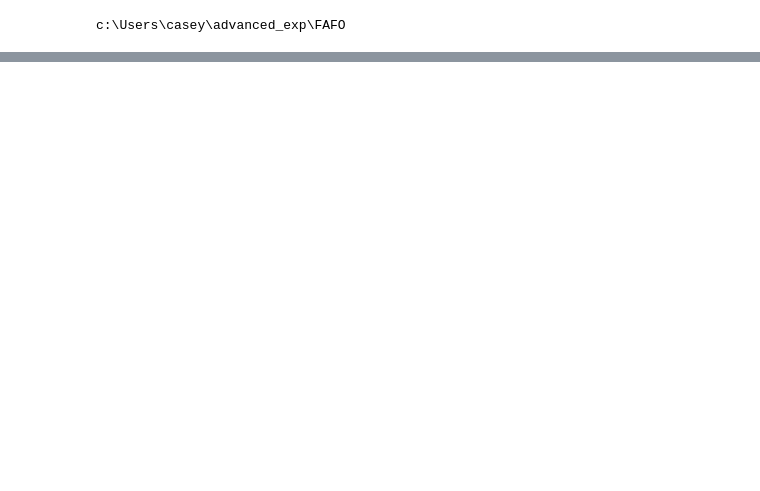
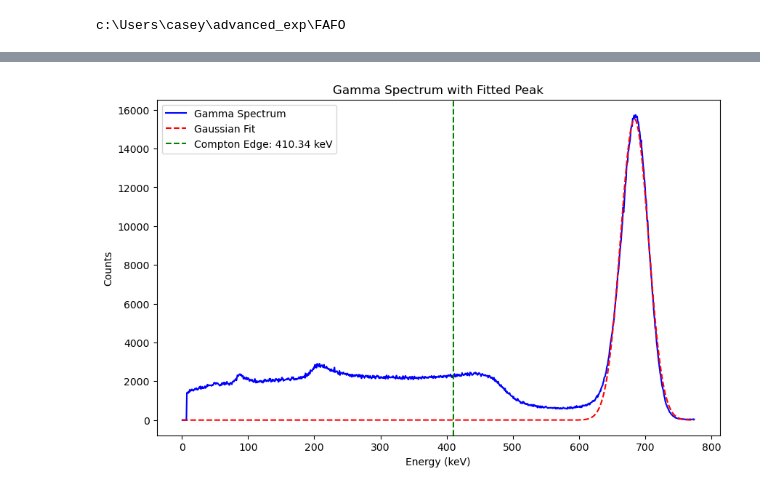
Before and after one commit to Steinburglar/advanced_exp, a Jupyter notebook: FAFO/TestCaseyCompton.ipynb, the cells around one changed output, grey strips where cells are left out. Drawn from its saved outputs; the diff is of its cells as text; code cells hidden in the pictures; blank space fills up the shorter version.

Commit message:
Photopeak and compton edge???

```diff
--- a/FAFO/TestCaseyCompton.ipynb
+++ b/FAFO/TestCaseyCompton.ipynb
@@ -70,0 +77,42 @@ Name: Energy (keV), Length: 1025, dtype: object
+# %%
+from scipy.optimize import curve_fit
+
+def gaussian(x, a, mu, sigma):
+    return a * np.exp(-((x - mu) ** 2) / (2 * sigma ** 2))
+
+def compton_edge(E_gamma, m_e=511):
+    return E_gamma / (1 + (E_gamma / (2 * m_e)))
+
+# Load data
+control = dl.load_gamma_count('../Databases/Compton/BBL_S0_A0.csv')
+
+data = control.values  # Convert DataFrame to NumPy array
+energy = data[:, 1]  # Energy values
+counts = data[:, 2]  # Counts
+
+# Plot raw data
+plt.figure(figsize=(10, 6))
+plt.plot(energy, counts, label='Gamma Spectrum', color='blue')
+plt.xlabel('Energy (keV)')
+plt.ylabel('Counts')
+plt.title('Gamma Spectrum with Fitted Peak')
+
+# Fit Gaussian to the peak region
+peak_idx = np.argmax(counts)
+peak_energy = energy[peak_idx]
+initial_guess = [max(counts), peak_energy, 50]  # Amplitude, mean, std dev
+popt, _ = curve_fit(gaussian, energy, counts, p0=initial_guess)
+
+# Plot Gaussian fit
+fit_x = np.linspace(min(energy), max(energy), 1000)
+fit_y = gaussian(fit_x, *popt)
+plt.plot(fit_x, fit_y, label='Gaussian Fit', color='red', linestyle='--')
+
+# Estimate and mark the Compton edge
+comp_edge = compton_edge(peak_energy)
+plt.axvline(comp_edge, color='green', linestyle='dashed', label=f'Compton Edge: {comp_edge:.2f} keV')
+
+plt.legend()
+plt.show()
+# %% [output]
+[figure, added]
```
Also changed, not shown: parts of 6 cells of this notebook, 1 other file.
